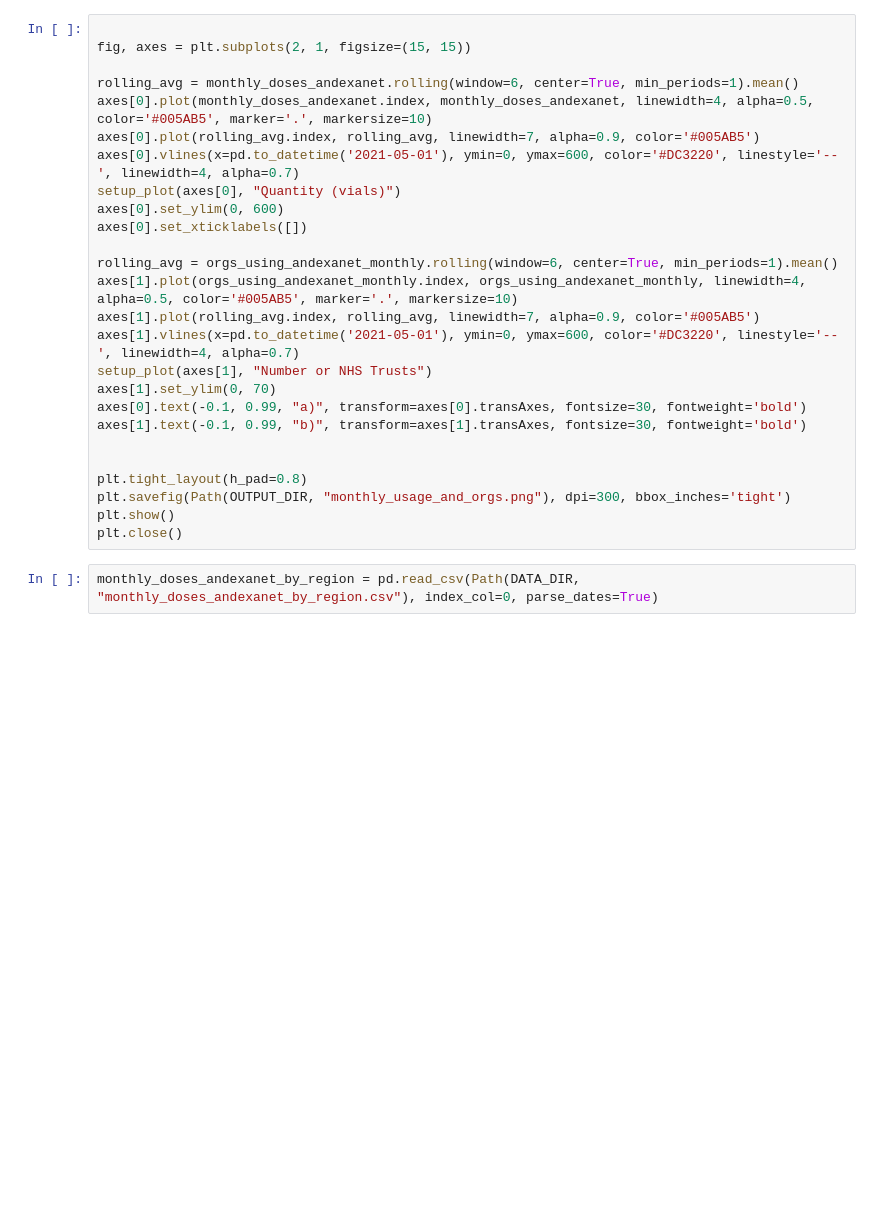
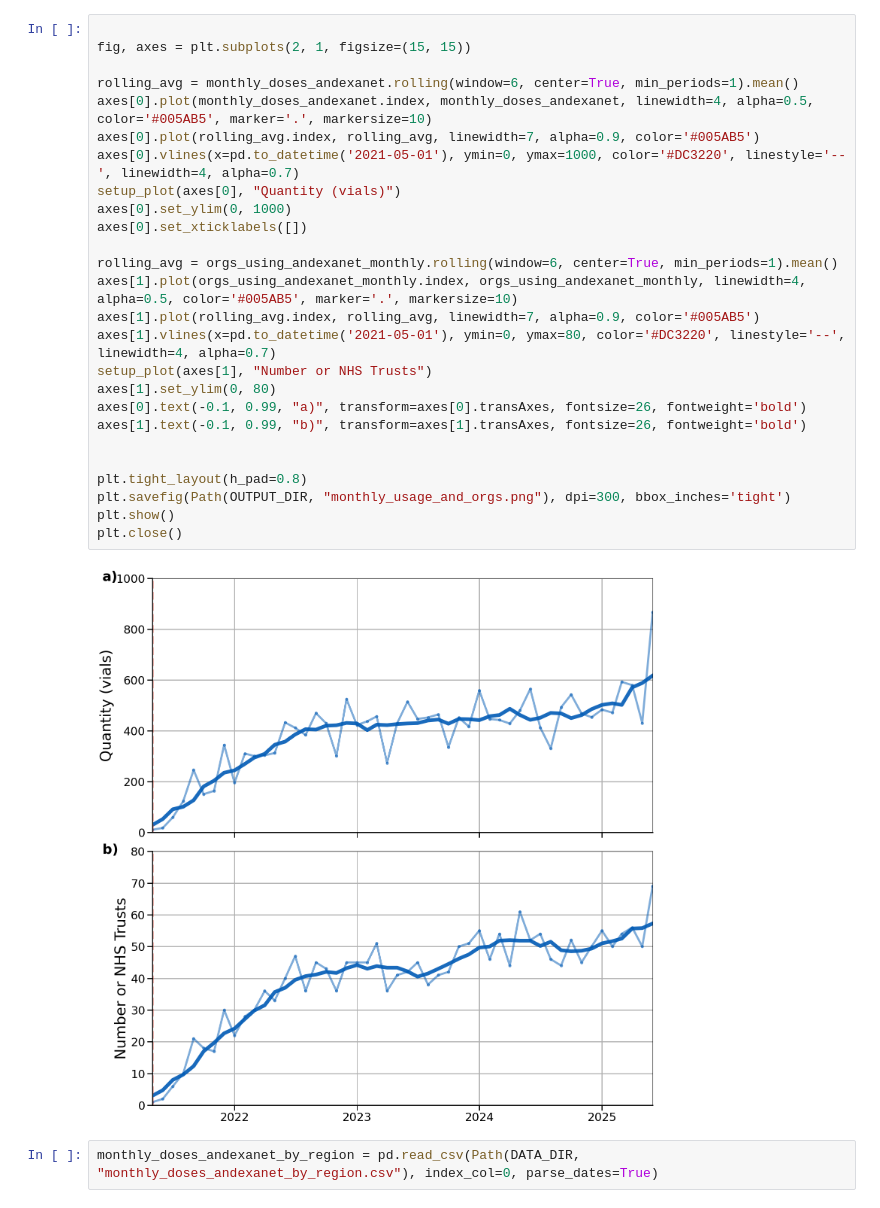
Before and after one commit to ebmdatalab/op-hospitals-andexanet, a Jupyter notebook: notebooks/generate_outputs.ipynb, the cells around one changed output. Cells and saved outputs as stored; diff of their text form; blank space fills up the shorter version.

```diff
--- a/notebooks/generate_outputs.ipynb
+++ b/notebooks/generate_outputs.ipynb
@@ -85,29 +347,31 @@ smooth_and_plot(orgs_using_andexanet_monthly, "orgs_using_andexanet_monthly.png"
 # %%
 
 fig, axes = plt.subplots(2, 1, figsize=(15, 15))
 
 rolling_avg = monthly_doses_andexanet.rolling(window=6, center=True, min_periods=1).mean()
 axes[0].plot(monthly_doses_andexanet.index, monthly_doses_andexanet, linewidth=4, alpha=0.5, color='#005AB5', marker='.', markersize=10)
 axes[0].plot(rolling_avg.index, rolling_avg, linewidth=7, alpha=0.9, color='#005AB5')
-axes[0].vlines(x=pd.to_datetime('2021-05-01'), ymin=0, ymax=600, color='#DC3220', linestyle='--', linewidth=4, alpha=0.7)
+axes[0].vlines(x=pd.to_datetime('2021-05-01'), ymin=0, ymax=1000, color='#DC3220', linestyle='--', linewidth=4, alpha=0.7)
 setup_plot(axes[0], "Quantity (vials)")
-axes[0].set_ylim(0, 600)
+axes[0].set_ylim(0, 1000)
 axes[0].set_xticklabels([])
 
 rolling_avg = orgs_using_andexanet_monthly.rolling(window=6, center=True, min_periods=1).mean()
 axes[1].plot(orgs_using_andexanet_monthly.index, orgs_using_andexanet_monthly, linewidth=4, alpha=0.5, color='#005AB5', marker='.', markersize=10)
 axes[1].plot(rolling_avg.index, rolling_avg, linewidth=7, alpha=0.9, color='#005AB5')
-axes[1].vlines(x=pd.to_datetime('2021-05-01'), ymin=0, ymax=600, color='#DC3220', linestyle='--', linewidth=4, alpha=0.7)
+axes[1].vlines(x=pd.to_datetime('2021-05-01'), ymin=0, ymax=80, color='#DC3220', linestyle='--', linewidth=4, alpha=0.7)
 setup_plot(axes[1], "Number or NHS Trusts")
-axes[1].set_ylim(0, 70)
-axes[0].text(-0.1, 0.99, "a)", transform=axes[0].transAxes, fontsize=30, fontweight='bold')
-axes[1].text(-0.1, 0.99, "b)", transform=axes[1].transAxes, fontsize=30, fontweight='bold')
+axes[1].set_ylim(0, 80)
+axes[0].text(-0.1, 0.99, "a)", transform=axes[0].transAxes, fontsize=26, fontweight='bold')
+axes[1].text(-0.1, 0.99, "b)", transform=axes[1].transAxes, fontsize=26, fontweight='bold')
 
 
 plt.tight_layout(h_pad=0.8)
 plt.savefig(Path(OUTPUT_DIR, "monthly_usage_and_orgs.png"), dpi=300, bbox_inches='tight')
 plt.show()
 plt.close()
+# %% [output]
+[figure, added]
 # %%
 monthly_doses_andexanet_by_region = pd.read_csv(Path(DATA_DIR, "monthly_doses_andexanet_by_region.csv"), index_col=0, parse_dates=True)
 # %%
```
Also changed, not shown: parts of 21 cells of this notebook, 12 other files.
